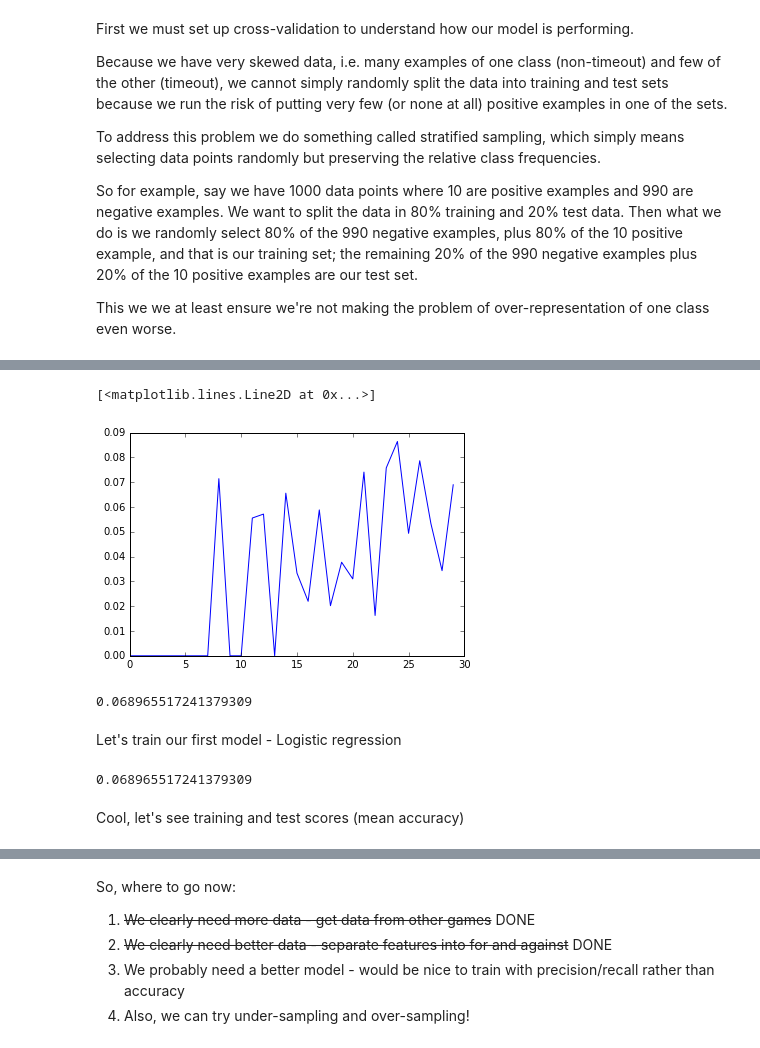
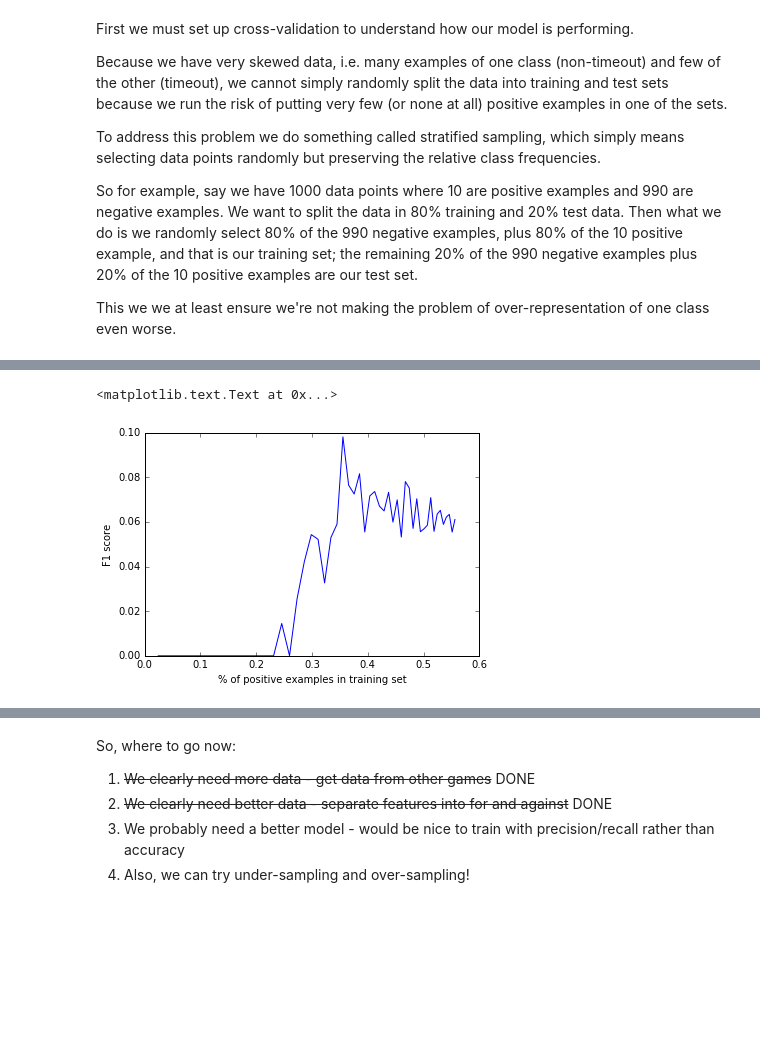
Before and after one commit to joaopcoelho/tiles, a Jupyter notebook: tiles.ipynb, the cells around one changed output, grey strips where cells are left out. Saved outputs shown, nothing was run; the diff lists cells and outputs as text; code cells hidden in the pictures; blank space fills up the shorter version.

```diff
--- a/tiles.ipynb
+++ b/tiles.ipynb
@@ -236,9 +271,10 @@ X_train, X_test, y_train, y_test  = train_test_split(X, y, test_size=0.20, strat
 # %%
+# logistic regression with oversampling
 
 scores = []
 
-for K in range(30):
-
+for K in range(50):
+    # K is the number of times we add the positive examples to the labels vector
 
     # we'll split our data in 80-20 fashion
     # because we're dealing with skewed classes, must use stratified sampling
@@ -249,71 +285,40 @@ for K in range(30):
 
     # let's try oversampling X, i.e. repeating the timeout data points
     # we'll do this up to a point where we get a 90-10 imbalance
     # since we start with about 2.5% positive y,
 
     positive_X = X_train[y_train==1]
     positive_y = y_train[y_train==1]
-
-    positive_y.shape
 
     new_X_train = X_train.copy()
     new_y_train = y_train.copy()
 
     addons = K
     for i in range(0,addons):
         new_X_train = np.concatenate((new_X_train,positive_X))
         new_y_train = np.concatenate((new_y_train,positive_y))
 
     X_train=new_X_train
     y_train=new_y_train
 
     from sklearn.linear_model import LogisticRegression
 
     # fit model
     model = LogisticRegression()
     model.fit(X_train,y_train);
 
     y_test_predicted = model.predict(X_test)
 
     from tilestools import F1score
     f1 = F1score(y_test, y_test_predicted)
 
-    scores.append((K,f1))
+    pct_positive_examples = len(y_train[y_train==1])/len(y_train)
+
+    scores.append((pct_positive_examples,f1))
+
+plt.plot(*zip(*scores))
+plt.xlabel("% of positive examples in training set")
+plt.ylabel("F1 score")
+# %% [output]
+<matplotlib.text.Text at 0x...>
+[figure, added]
-# %%
-plt.plot(*zip(*scores))
-# %% [output]
-[<matplotlib.lines.Line2D at 0x...>]
-[figure, removed]
-# %%
-X_train=new_X_train
-y_train=new_y_train
-
-from sklearn.linear_model import LogisticRegression
-
-# fit model
-model = LogisticRegression()
-model.fit(X_train,y_train);
-
-y_test_predicted = model.predict(X_test)
-
-from tilestools import F1score
-F1score(y_test, y_test_predicted)
-# %% [output]
-0.068965517241379309
-# %% [markdown]
-Let's train our first model - Logistic regression
-# %%
-from sklearn.linear_model import LogisticRegression
-
-# fit model
-model = LogisticRegression()
-model.fit(X_train,y_train);
-
-y_test_predicted = model.predict(X_test)
-
-from tilestools import F1score
-F1score(y_test, y_test_predicted)
-# %% [output]
-0.068965517241379309
-# %% [markdown]
-Cool, let's see training and test scores (mean accuracy)
```
Also changed, not shown: parts of 22 cells of this notebook, 1 other file.
